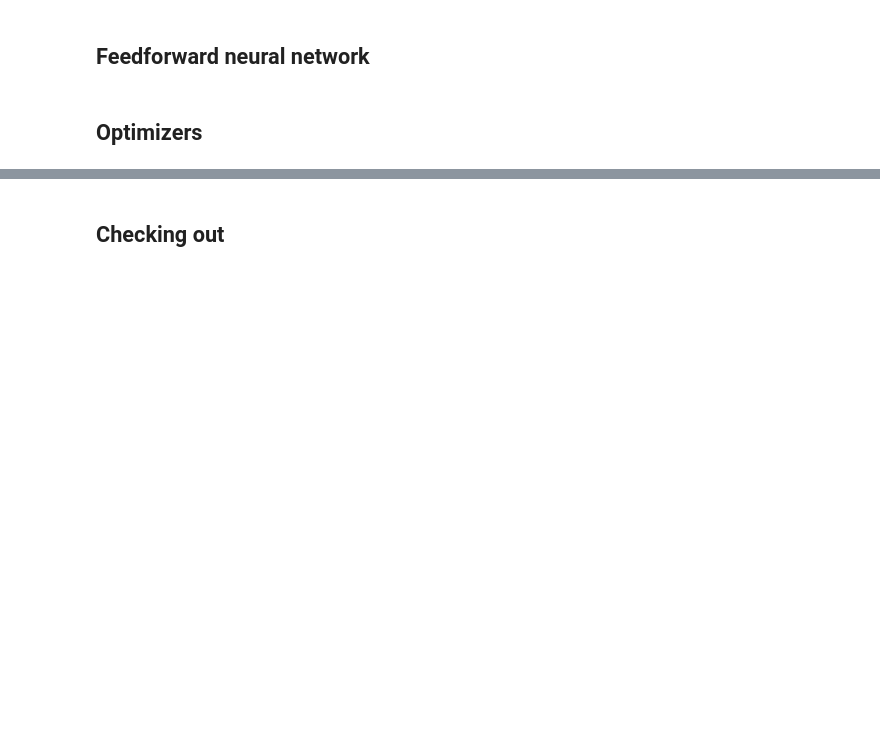
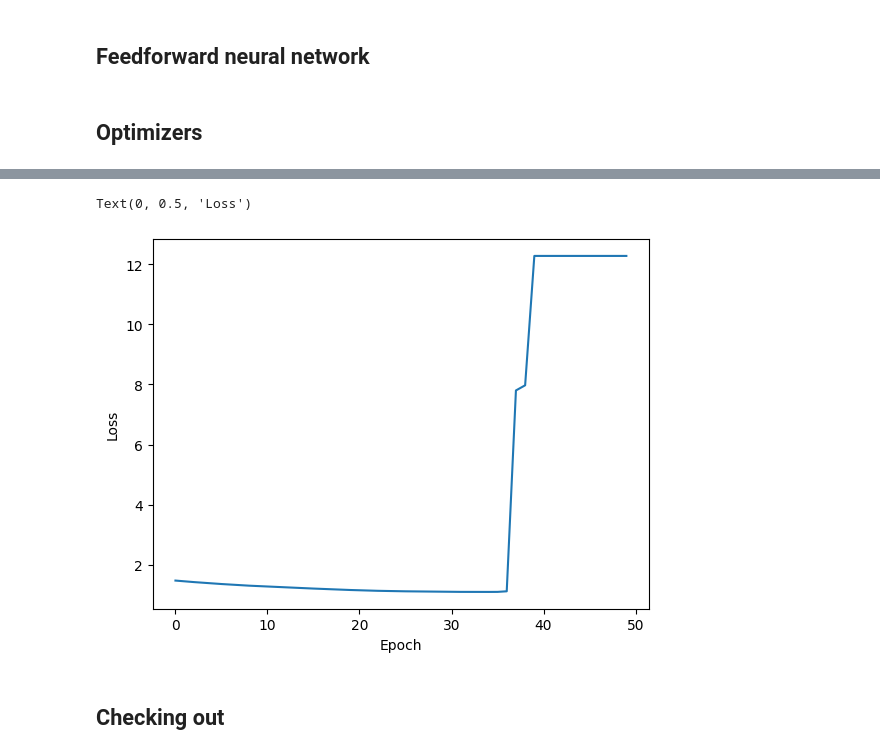
Before and after one commit to Bala-A87/CS6910-A1, a Jupyter notebook: A1.ipynb, the cells around one changed output, grey strips where cells are left out. Cells and saved outputs as stored; diff of their text form; code cells hidden in the pictures; blank space fills up the shorter version.

```diff
--- a/A1.ipynb
+++ b/A1.ipynb
@@ -639,0 +787,8 @@ class RMSProp():
+# %%
+np.random.seed(384)
+
+model = FeedForwardNeuralNetwork(num_layers=2, hidden_size=10, input_size=3, output_size=4, activation='relu', weight_init='xavier')
+count = 0
+# %%
+optimizer = StochasticGradientDescent(model, lr=0.1)
+loss_fn = CrossEntropyLoss()
@@ -639,0 +839,13 @@ class RMSProp():
+# %%
+model.zero_grad()
+y_pred = model.forward(X_train_small_scaled)
+loss = loss_fn.forward(y_pred, Y_train_small)
+loss_grad = loss_fn.backward(y_pred, Y_train_small)
+model.backward(loss_grad, Y_train_small)
+optimizer.step()
+count += 1
+
+print(count, loss, sep='\t\t')
+# print(loss_grad)
+print_model_details(model)
+print_intermediates(model)
@@ -640,3 +906,10 @@ class RMSProp():
+# %%
+plt.plot(history['epoch'], history['loss'])
+plt.xlabel('Epoch')
+plt.ylabel('Loss')
+# %% [output]
+Text(0, 0.5, 'Loss')
+[figure, added]
 # %% [markdown]
 ## Checking out
 # %%
```
Also changed, not shown: parts of 26 cells of this notebook.
